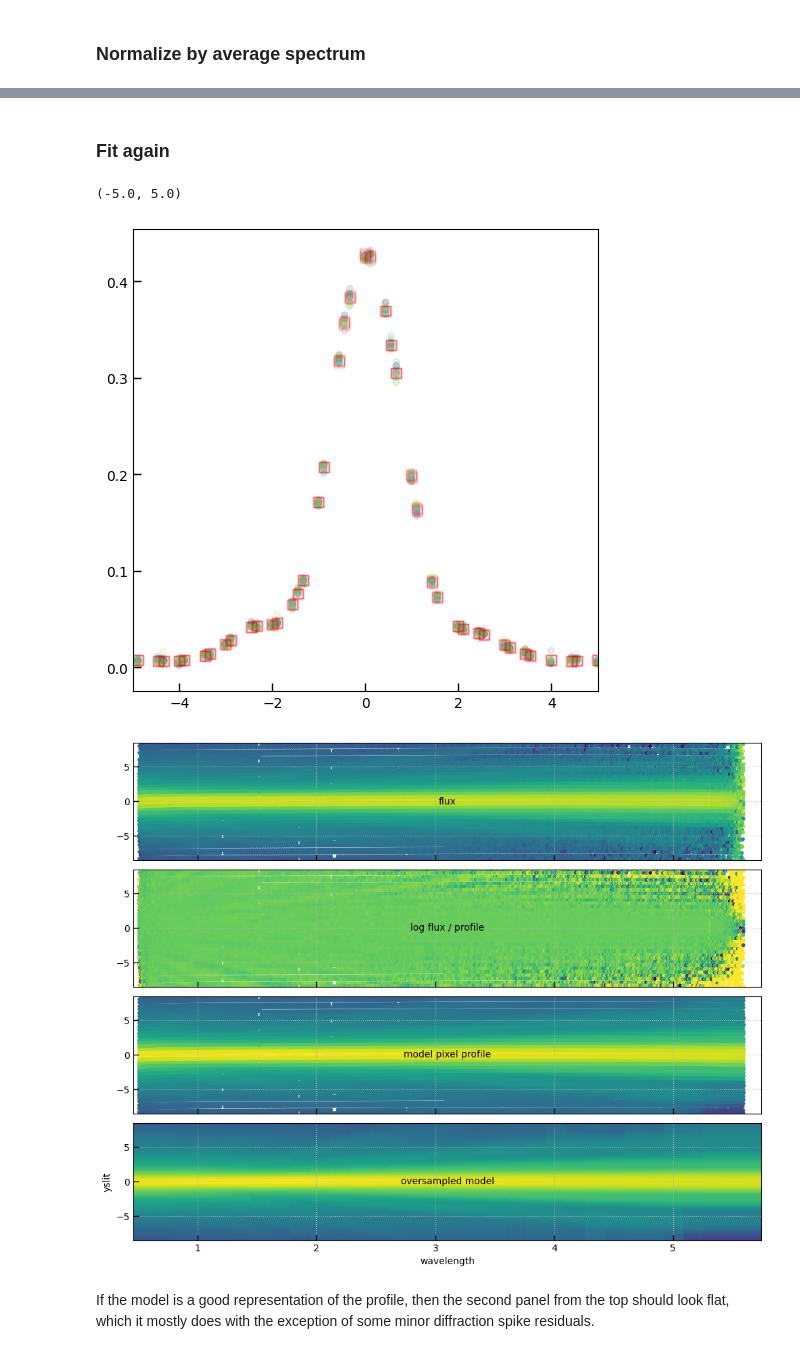
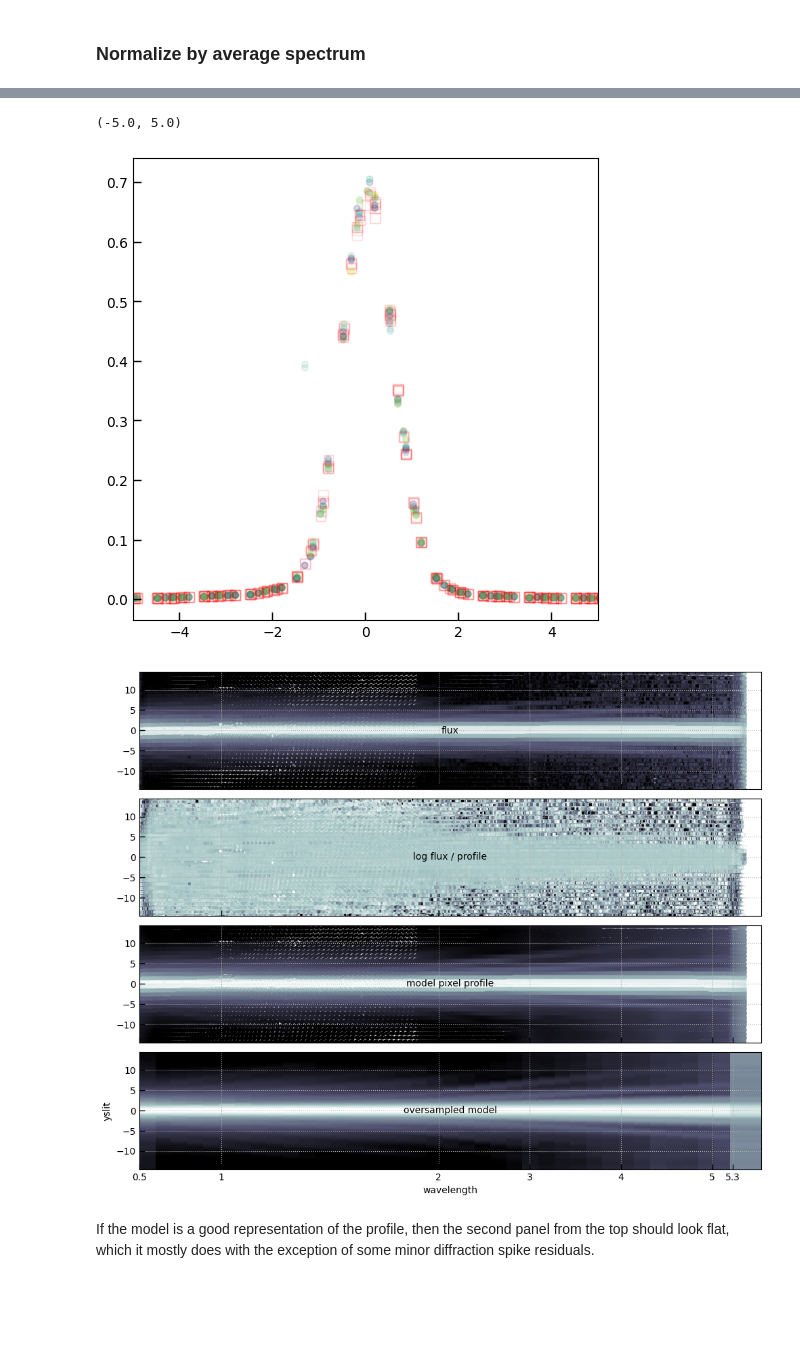
Before and after one commit to gbrammer/msaexp, a Jupyter notebook: docs/examples/lookup-table-psf.ipynb, the cells around one changed output, grey strips where cells are left out. Drawn from its saved outputs; the diff is of its cells as text; code cells hidden in the pictures; blank space fills up the shorter version.

Commit message:
update lookup table PSFs and all MSA steps of pipeline_extended

```diff
--- a/docs/examples/lookup-table-psf.ipynb
+++ b/docs/examples/lookup-table-psf.ipynb
@@ -76,8 +186,14 @@ Build a flexible profile as a sum of pixel-integrated Gaussians along the trace
 # %%
 trace_shift_coeffs = [0.]
 
-dx = [0.1, 1]
-ymax = ptab['yslit'].max() - 1
+ydx = [0.1, 0.5, 3]
+ydx = np.array(ydx)*2
+xdx = [0, 10, 30]
+
+yclip = 12.5
+yclip = 14.5
+
+ymax = np.minimum(ptab['yslit'].max() - 1, yclip)
 # ymax = np.minimum(ymax, np.abs(ptab['yslit'][ptab['bar'] > 0.09]).max())
 dx = [0.1, 1.5*ymax/8]
 
@@ -87,7 +203,7 @@ step = 0 #dx[0]
 scl = 2
 while step < ymax:
     steps.append(step)
-    dx_i = np.interp(step, [0, ymax], dx)/scl
+    dx_i = np.interp(step, xdx, ydx)/scl
     step += dx_i
 
 steps.append(step)
@@ -132,6 +246,6 @@ pw, pcenters
 # %% [markdown]
 ## Fit profile in independent wavelength bins
 # %%
-spec_norm = np.ones_like(ptab['sci'])
+spec_norm = np.ones_like(ptab['sci_clean'])
 # %%
 # 32 wavelength steps across prism bandpass
@@ -190,2 +461,0 @@ plt.ylim(-0.1e6, 1.5e6)
-# %% [markdown]
-### Fit again
@@ -227,18 +462,22 @@ cprofn = (cwn*profs).sum(axis=0)
 # %%
-i = 24
+i = 8
 wi = wsteps[i]
 sub = np.abs(ptab['wave'] - wi) < np.gradient(wsteps)[i]/2
-plt.scatter(ptab['yslit'][sub], (ptab['sci']/spec_norm)[sub], c=ptab['wave'][sub], alpha=0.1, s=80)
+sub &= wht > 0
+plt.scatter(ptab['yslit'][sub], (ptab['sci_clean']/spec_norm)[sub], c=ptab['wave'][sub], alpha=0.1, s=80)
 plt.scatter(ptab['yslit'][sub], (cprof)[sub], fc='None', ec='r', marker='s', alpha=0.05, s=50)
 plt.xlim(-5,5)
 # %% [output]
 (-5.0, 5.0)
-[figure, old version]
+[figure, new version]
 # %%
 ## Oversampled pixels
 
 ystep = 32 # steps per pix
 yarr = np.linspace(-8.5,8.5, int(8.5*2*ystep)+1)
+
+yma = yclip
+yarr = np.linspace(-yma,yma, int(yma*2*ystep)+1)
 
 xarr = wsteps
 
@@ -256,40 +495,71 @@ for mi, pwi in zip(pcenters, pwidths):
 
 flat_profs = np.array(flat_profs)
 
 fcw = np.array([np.interp(xgr.flatten(), wsteps, coeffs[:,i], left=coeffs[0,i], right=coeffs[-1,i]) for i in range(N)])
 fcwn = np.array([np.interp(xgr.flatten(), wsteps, cnorm[:,i], left=cnorm[0,i], right=cnorm[-1,i]) for i in range(N)])
 fcprof = (fcw*flat_profs).sum(axis=0)
 fcprofn = (fcwn*flat_profs).sum(axis=0)
 
 fig, axes = plt.subplots(4,1,figsize=(10,8), sharex=True, sharey=True)
 
-axes[0].scatter(ptab['wave'], ptab['yslit'], c=np.log10(ptab['sci']/spec_norm), vmin=-4, vmax=0.)
+wmsk = (wht > 0)
+# wmsk = ptab['sci_clean']/cprofn > 1000 #np.ones(len(ptab), dtype=bool)
 
-axes[1].scatter(ptab['wave'], ptab['yslit'], c=np.log10(ptab['sci']/spec_norm/cprofn), vmin=-1, vmax=0.3)
+cmap = 'bone'
 
-axes[2].scatter(ptab['wave'], ptab['yslit'], c=np.log10(cprofn), cmap='viridis', vmin=-4., vmax=-0.2)
+kws = dict(marker='s', s=3, cmap=cmap)
+
+xst = np.interp(ptab['wave'][wmsk], wsteps, np.arange(len(wsteps)))
+
+
+axes[0].scatter(xst, ptab['yslit'][wmsk], c=np.log10(ptab['sci_clean']/spec_norm)[wmsk],
+                vmin=-4, vmax=0., **kws)
+
+axes[1].scatter(xst, ptab['yslit'][wmsk], c=np.log10(ptab['sci_clean']/spec_norm/cprofn)[wmsk],
+                vmin=-1, vmax=0.3, **kws)
+
+axes[2].scatter(xst, ptab['yslit'][wmsk], c=np.log10(cprofn)[wmsk],
+                vmin=-4., vmax=-0.2, **kws)
+
+ibins = np.interp(wbins, sp['wave'], np.linspace(0,1,len(sp['wave'])))
+ibins = np.arange(len(wsteps))
 
 axes[3].imshow(
     np.log10(fcprofn.reshape(xgr.shape)), vmin=-4., vmax=-0.2,
     aspect='auto',
-    extent=(wsteps[0] - np.gradient(wsteps)[0], wsteps[-1] + np.gradient(wsteps)[-1], yarr[0], yarr[-1]),
-    cmap='viridis',
+    extent=(ibins[0], ibins[-1], yarr[0], yarr[-1]),
+    cmap=cmap,
 )
 
 for ax, label in zip(axes, ['flux', 'log flux / profile', 'model pixel profile', 'oversampled model']):
     ax.text(0.5, 0.5, label, color='k', ha='center', va='center', transform=ax.transAxes)
 
+if 'prism' in ptab_file:
+    xt = [0.5, 1, 2, 3, 4, 5, 5.3]
+elif 'f100lp' in ptab_file:
+    xt = [0.5, 1, 1.2, 1.5, 2, 2.5, 3]
+elif 'f070lp' in ptab_file:
+    xt = [0.5, 1, 1.2, 1.5, 2, 2.5, 3]
+elif 'g235m' in ptab_file:
+    xt = [1.5, 2, 2.5, 3.5, 4.0, 4.5, 5.0]
+elif 'g395m' in ptab_file:
+    xt = [2.5, 3.5, 4.0, 4.5, 5.0, 5.5, 6.0]
+
+xti = np.interp(xt, wsteps, np.arange(len(wsteps))) #], np.linspace(0,1,len(sp['wave'])))
+ax.set_xticks(xti)
+ax.set_xticklabels(xt)
+
 for ax in axes:
     ax.grid()
 
-# ax.set_ylim(-5.5, 5.5)
+# ax.set_ylim(-2.5, 2.5)
 
 ax.set_ylabel('yslit')
 ax.set_xlabel('wavelength')
 
 fig.tight_layout(pad=1)
 # %% [output]
-[figure, old version]
+[figure, new version]
 # %% [markdown]
 If the model is a good representation of the profile, then the second panel from the top should look flat, which it mostly does with the exception of some minor diffraction spike residuals.
 # %% [markdown]
```
Also changed, not shown: parts of 15 cells of this notebook, 6 other files.
